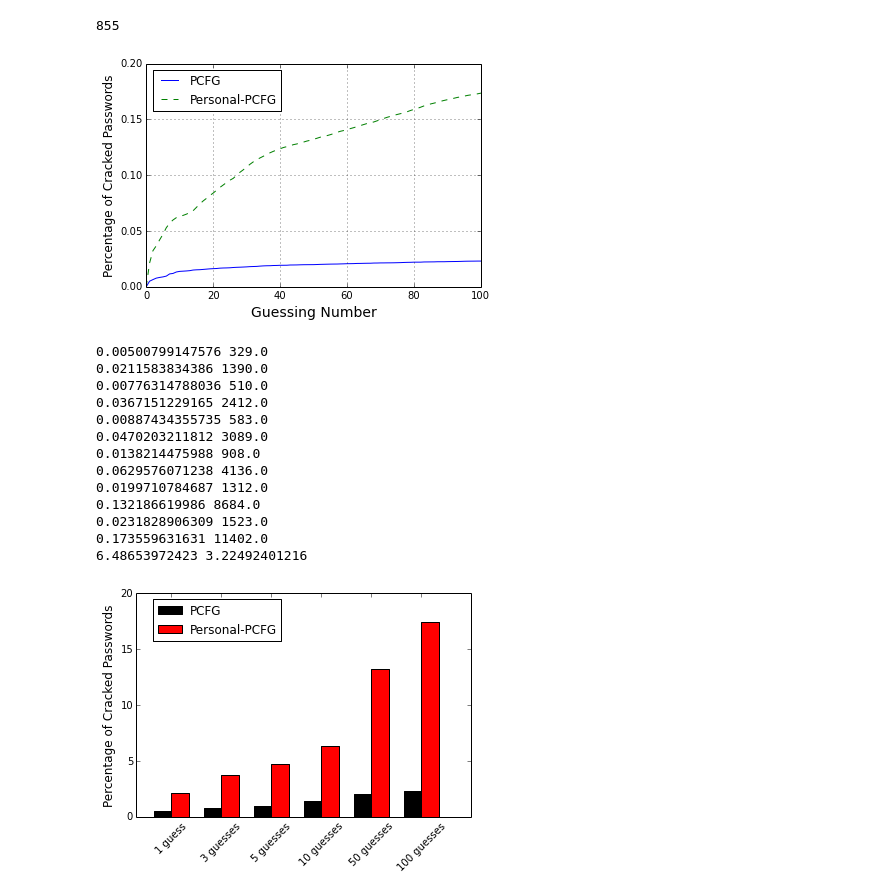
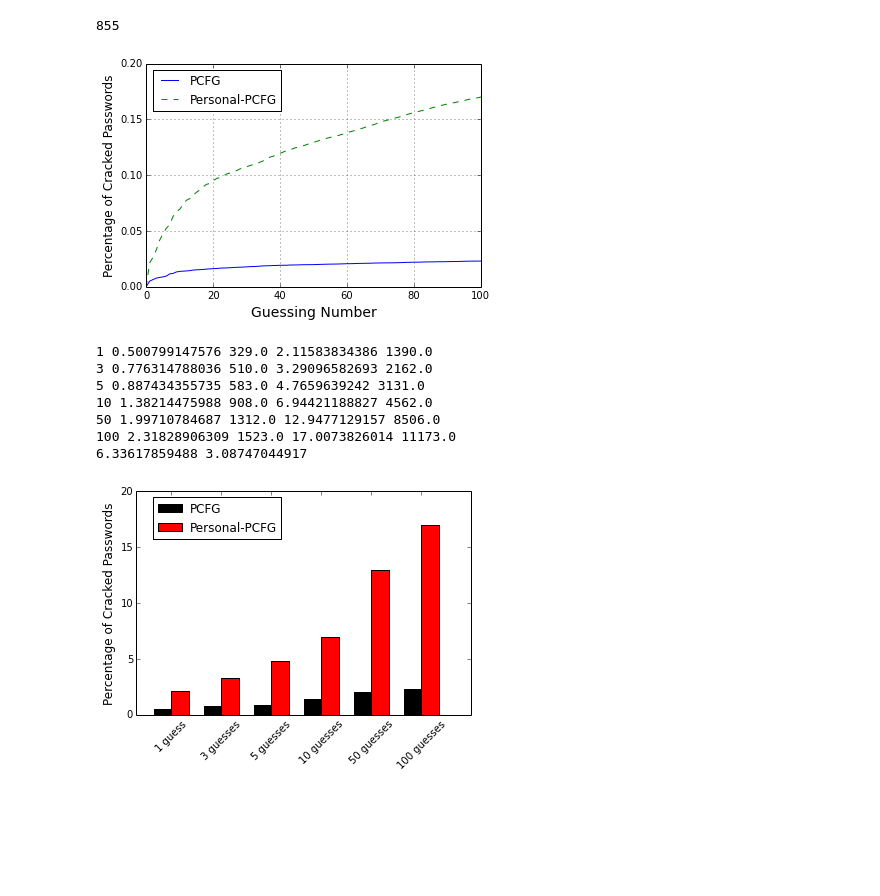
Before and after one commit to qingyuanxingsi/12306_passcracking, a Jupyter notebook: Cracking.ipynb, the cells around one changed output. Cells and saved outputs as stored; diff of their text form; code cells hidden in the pictures; blank space fills up the shorter version.

```diff
--- a/Cracking.ipynb
+++ b/Cracking.ipynb
@@ -133,7 +133,7 @@ for each in lines:
 output.close()
 
 
-output = open("output_personal_limit100.txt","r")
+output = open("output_personal_3digit_limit100.txt","r")
 lines=output.readlines()
 output.close()
 x2points=[0]*101
@@ -164,11 +164,10 @@ plt.legend(bbox_to_anchor=(0.42, 1))
 plt.grid()
 plt.show()
 # %% [output]
-[figure, old version]
+[figure, new version]
 # %%
 for atp in (1,3,5,10,50,100):
-    print ypoints[atp], ypoints[atp]* 65695
-    print y2points[atp],y2points[atp]*65695
+    print atp, ypoints[atp]*100, ypoints[atp]* 65695, y2points[atp]*100,y2points[atp]*65695
 lgdif = 0
 smdif = 10
 for apt in range(1,101):
@@ -179,19 +178,13 @@ for apt in range(1,101):
         smdif = diff
 print lgdif,smdif
 # %% [output]
-0.00500799147576 329.0
-0.0211583834386 1390.0
-0.00776314788036 510.0
-0.0367151229165 2412.0
-0.00887434355735 583.0
-0.0470203211812 3089.0
-0.0138214475988 908.0
-0.0629576071238 4136.0
-0.0199710784687 1312.0
-0.132186619986 8684.0
-0.0231828906309 1523.0
-0.173559631631 11402.0
-6.48653972423 3.22492401216
+1 0.500799147576 329.0 2.11583834386 1390.0
+3 0.776314788036 510.0 3.29096582693 2162.0
+5 0.887434355735 583.0 4.7659639242 3131.0
+10 1.38214475988 908.0 6.94421188827 4562.0
+50 1.99710784687 1312.0 12.9477129157 8506.0
+100 2.31828906309 1523.0 17.0073826014 11173.0
+6.33617859488 3.08747044917
 # %%
 
 
@@ -200,33 +193,33 @@ ax = fig.add_subplot(111)
 
 ## the data
 N = 6
-menMeans = [0.5, 0.8, 0.9, 1.4, 2.0, 2.3]
-womenMeans = [2.1, 3.7, 4.7, 6.3, 13.2,17.4]
+menMeans = [0.50, 0.77, 0.89, 1.38, 2.00, 2.32]
+womenMeans = [2.11, 3.29, 4.77, 6.94, 12.95,17.01]
 
 ## necessary variables
 ind = np.arange(N)                # the x locations for the groups
 width = 0.35                      # the width of the bars
 
 ## the bars
 rects1 = ax.bar(ind, menMeans, width,
                 color='black')
 
 rects2 = ax.bar(ind+width, womenMeans, width,
                     color='red')
 
 # axes and labels
 ax.set_xlim(-width,len(ind)+width)
 ax.set_ylim(0,20)
 ax.set_ylabel('Percentage of Cracked Passwords', fontsize=12)
 
 xTickMarks = ["1 guess","3 guesses","5 guesses" ,"10 guesses","50 guesses" ,"100 guesses"]
 
 ax.set_xticks(ind+width)
 xtickNames = ax.set_xticklabels(xTickMarks)
 plt.setp(xtickNames, rotation=45, fontsize=10)
 ## add a legend
 plt.legend((rects1[0], rects2[0]), ('PCFG', 'Personal-PCFG'),bbox_to_anchor=(0.45,1))
 
 plt.show()
 # %% [output]
-[figure, old version]
+[figure, new version]
```
Also changed, not shown: parts of 3 cells of this notebook, 14 other files.
